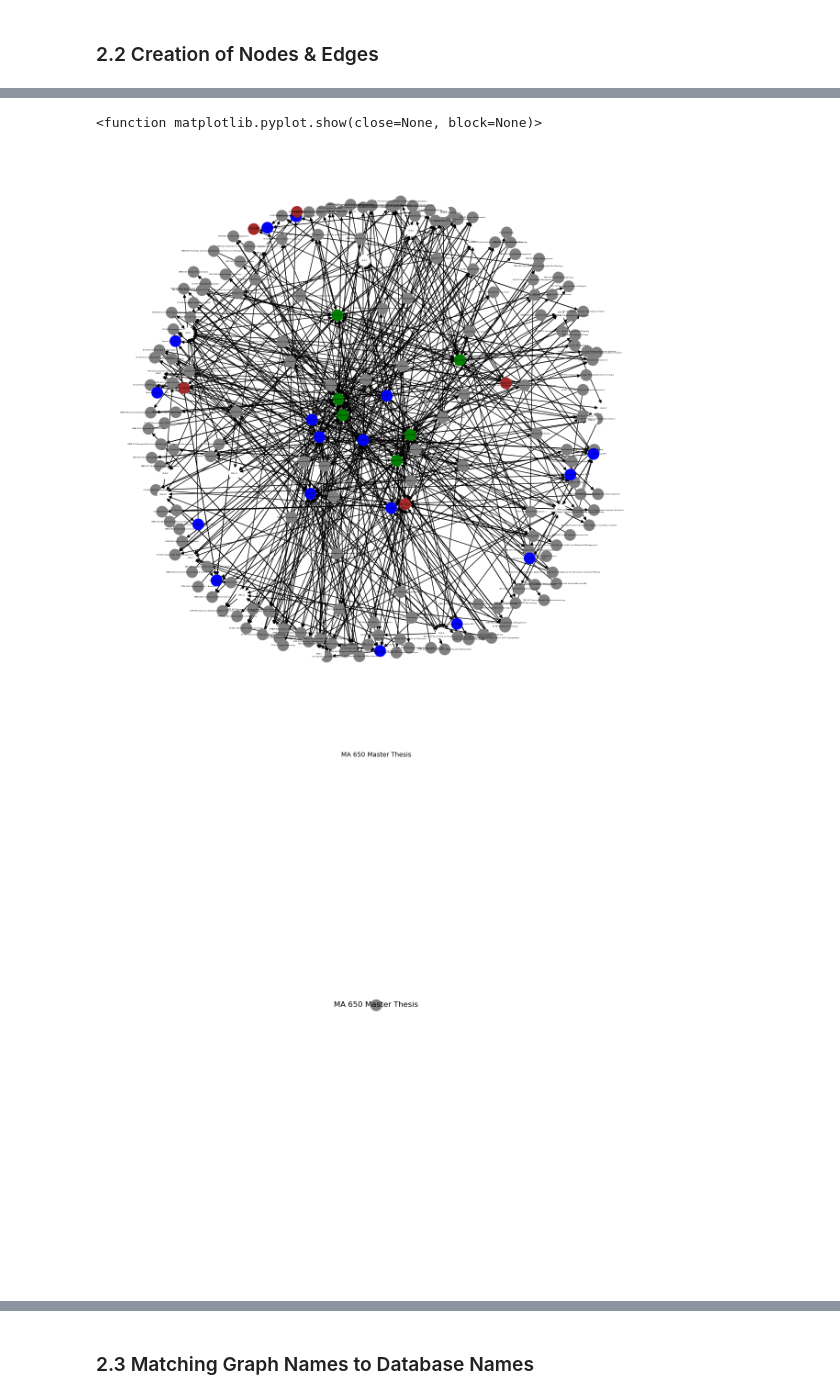
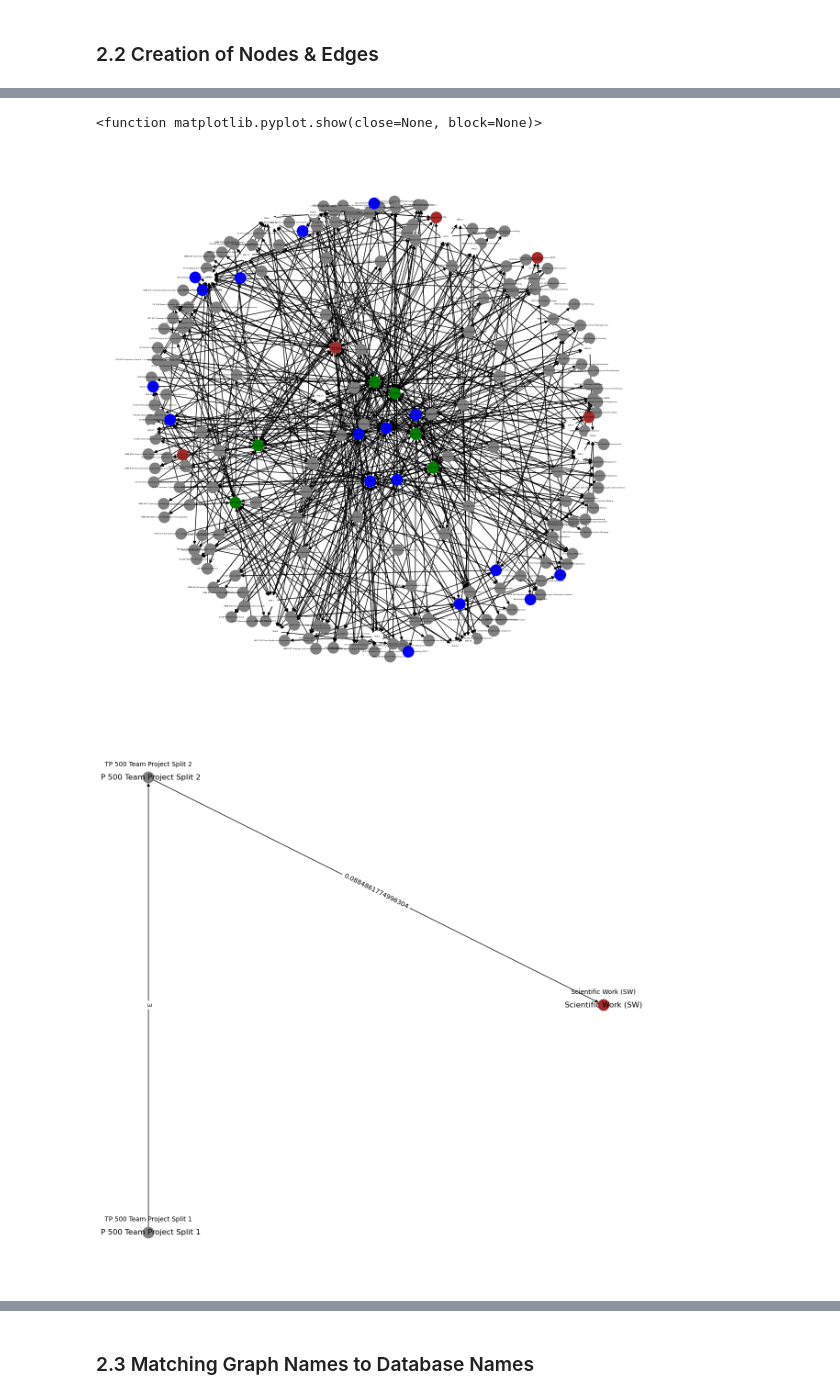
Before and after one commit to ueaul/Course_Suggestion, a Jupyter notebook: 02_MasterWifoMannheim/01_Notebooks/01_GraphCreation.ipynb, the cells around one changed output, grey strips where cells are left out. Saved outputs shown, nothing was run; the diff lists cells and outputs as text; code cells hidden in the pictures.

```diff
--- a/02_MasterWifoMannheim/01_Notebooks/01_GraphCreation.ipynb
+++ b/02_MasterWifoMannheim/01_Notebooks/01_GraphCreation.ipynb
@@ -40,7 +40,7 @@ for course in courses:
 #import courses
 
 courses = []
-for i in range(0,171):
+for i in range(0,173):
     path = "../03_Courses/Course" + str(i) + ".xlsx"
     df = pd.read_excel(path, dtype=str).fillna('')
     courses.append(df)
@@ -207,11 +207,11 @@ plt.savefig("graph.pdf", format="pdf")
 plt.show
 # %% [output]
 <function matplotlib.pyplot.show(close=None, block=None)>
-[figure, old version]
+[figure, new version]
 # %%
 # Wähle den gewünschten Node, z.B. node_id
 node_id = 'ACC 510'  # Ersetze 'A' durch die ID des gewünschten Nodes
-node_id = 'MA 650 Master Thesis'
+node_id = 'TP 500 Team Project Split 2'
 
 # Finde die Knoten, die mit dem ausgewählten Knoten verbunden sind (eingehend und ausgehend)
 incoming_nodes = [n for n in G.predecessors(node_id)]  # Eingehende Knoten
@@ -229,32 +229,32 @@ subgraph = G.subgraph(subgraph_nodes)
 pos = nx.circular_layout(subgraph)
 
 plt.figure(figsize=(12, 12))
 
 # Farben der Nodes für den Subgraphen
 node_colors = [subgraph.nodes[node]['color'] for node in subgraph.nodes()]
 
 # Zeichne den Subgraphen
 nx.draw(subgraph, pos, with_labels=True, node_color=node_colors, font_size=12)
 
 node_labels = {
     node: f"{node}\nAmount: {subgraph.nodes[node]['amount']}"
     if 'amount' in subgraph.nodes[node] else node
     for node in subgraph.nodes()
 }
 
 offset = 0.05  # Verschiebung der Labels; kann angepasst werden
 label_pos = {node: (pos[node][0], pos[node][1] + offset) for node in subgraph.nodes()}
 
 # Zeichne die Labels mit den angepassten Positionen
 nx.draw_networkx_labels(subgraph, label_pos, labels=node_labels, font_size=10)
 
 edge_labels = nx.get_edge_attributes(subgraph, 'weight')
 nx.draw_networkx_edge_labels(subgraph, pos, edge_labels=edge_labels)
 
 
 # Speichere das Ergebnis und zeige es an
 plt.savefig("subgraph_with_edges.pdf", format="pdf")
 plt.show()
 # %% [output]
-[figure, old version]
+[figure, new version]
 # %%
```
Also changed, not shown: parts of 6 cells of this notebook, 34 other files.
